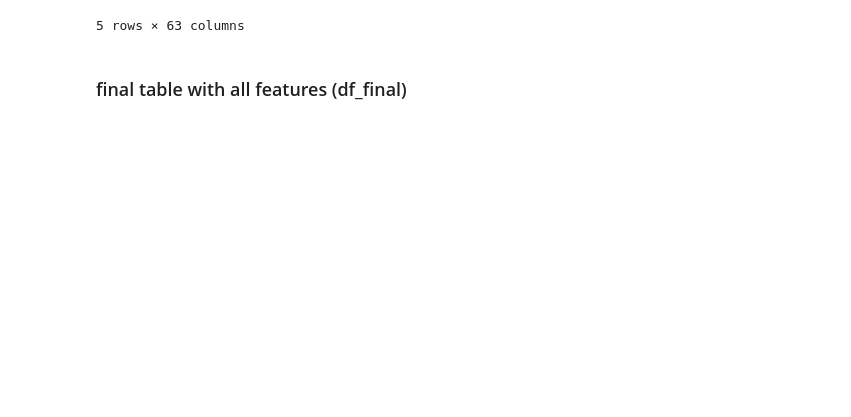
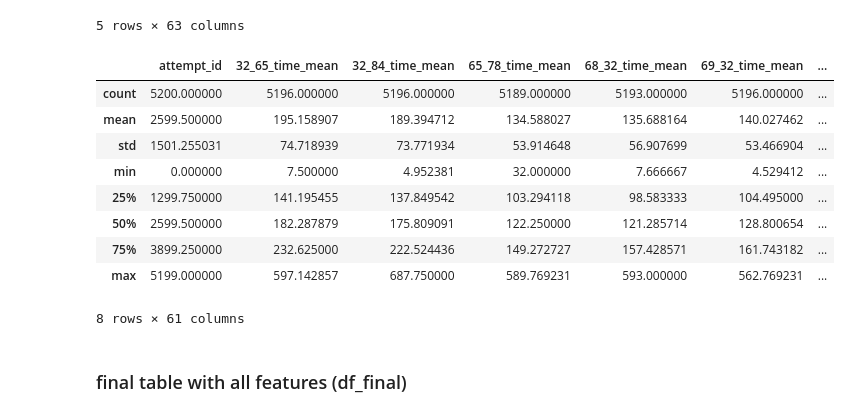
Before and after one commit to vbyno/keystroke_dynamics, a Jupyter notebook: keystroke_dynamics.ipynb, the cells around one changed output. Drawn from its saved outputs; the diff is of its cells as text; code cells hidden in the pictures; blank space fills up the shorter version.

```diff
--- a/keystroke_dynamics.ipynb
+++ b/keystroke_dynamics.ipynb
@@ -578,6 +589,19 @@ df_transitions_final.head()
 | 3 | ?A1OLRUT93TXWEP? | 3203 | true | 386.200000 | 470.100000 | 291.000000 | 296.000000 | ... |
 | 4 | A002160837SWJFPIAI7L7 | 0 | copy_1 | 190.913043 | 196.588235 | 102.333333 | 81.833333 | ... |
 5 rows × 63 columns
+# %%
+df_transitions_final.describe()
+# %% [output]
+|  | attempt_id | 32_65_time_mean | 32_84_time_mean | 65_78_time_mean | 68_32_time_mean | 69_32_time_mean | ... |
+| count | 5200.000000 | 5196.000000 | 5196.000000 | 5189.000000 | 5193.000000 | 5196.000000 | ... |
+| mean | 2599.500000 | 195.158907 | 189.394712 | 134.588027 | 135.688164 | 140.027462 | ... |
+| std | 1501.255031 | 74.718939 | 73.771934 | 53.914648 | 56.907699 | 53.466904 | ... |
+| min | 0.000000 | 7.500000 | 4.952381 | 32.000000 | 7.666667 | 4.529412 | ... |
+| 25% | 1299.750000 | 141.195455 | 137.849542 | 103.294118 | 98.583333 | 104.495000 | ... |
+| 50% | 2599.500000 | 182.287879 | 175.809091 | 122.250000 | 121.285714 | 128.800654 | ... |
+| 75% | 3899.250000 | 232.625000 | 222.524436 | 149.272727 | 157.428571 | 161.743182 | ... |
+| max | 5199.000000 | 597.142857 | 687.750000 | 589.769231 | 593.000000 | 562.769231 | ... |
+8 rows × 61 columns
 # %% [markdown]
 ### final table with all features (df_final)
 # %%
```
Also changed, not shown: parts of 15 cells of this notebook, 1 other file.
